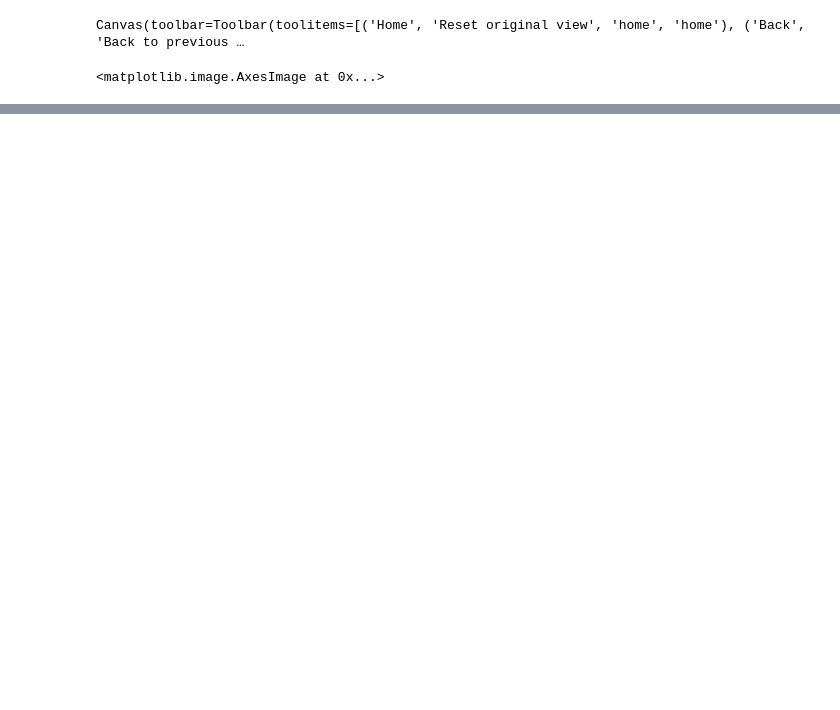
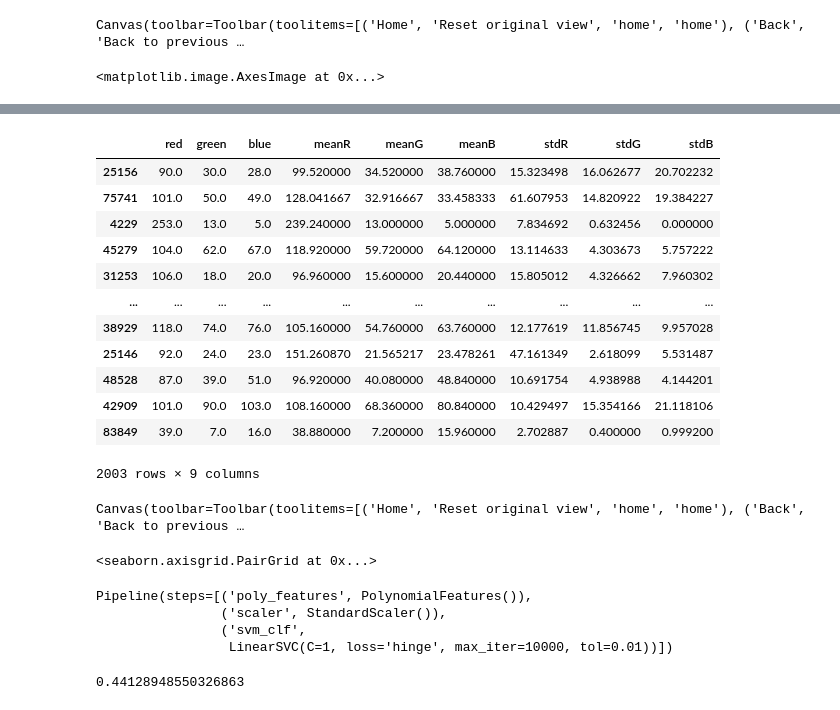
Before and after one commit to Eric-Sawyer/sea_ice_ML, a Jupyter notebook: sea_ice_analysis.ipynb, the cells around one changed output, grey strips where cells are left out. Saved outputs shown, nothing was run; the diff lists cells and outputs as text; code cells hidden in the pictures; blank space fills up the shorter version.

```diff
--- a/sea_ice_analysis.ipynb
+++ b/sea_ice_analysis.ipynb
@@ -142,0 +404,22 @@ Text(0.5, 36.72222222222221, 'predicted label')
+# %%
+# resample the training observations' data to rebalance the classes
+training_reduction=0.1
+nsamp=int(training_reduction*(target_train_all.target.value_counts().sort_values().iloc[1]))
+dataresampledmat=np.zeros((nsamp,len(cleandata_train_all.columns),len(target_train_all.target.unique())))
+targetresampledmat=np.zeros((nsamp,len(target_train_all.columns),len(target_train_all.target.unique())))
+for targ in target_train_all.target.unique():
+    dataresampledmat[:,:,int(targ)],targetresampledmat[:,:,int(targ)]=resample(cleandata_train_all.loc[target_train_all.target==targ,:],target_train_all.loc[target_train_all.target==targ,:],n_samples=nsamp)
+data_resampled=pd.DataFrame(np.hstack(dataresampledmat.transpose()).transpose(), columns=['y', 'x', 'obs', 'red','green','blue','meanR','meanG','meanB','stdR','stdG','stdB'])
+target_resampled=pd.DataFrame(np.hstack(targetresampledmat.transpose()).transpose(), columns=['y', 'x', 'obs', 'target'])
+
+# resample the test observation's data to rebalance the classes
+test_reduction=0.1
+nsamp=int(test_reduction*(target_test_all.target.value_counts().sort_values().iloc[1]))
+dataresampledmat=np.zeros((nsamp,len(cleandata_test_all.columns),len(target_test_all.target.unique())))
+targetresampledmat=np.zeros((nsamp,len(target_test_all.columns),len(target_test_all.target.unique())))
+for targ in target_test_all.target.unique():
+    dataresampledmat[:,:,int(targ)],targetresampledmat[:,:,int(targ)]=resample(cleandata_test_all.loc[target_test_all.target==targ,:],target_test_all.loc[target_test_all.target==targ,:],n_samples=nsamp)
+test_data_resampled=pd.DataFrame(np.hstack(dataresampledmat.transpose()).transpose(), columns=['y', 'x', 'obs', 'red','green','blue','meanR','meanG','meanB','stdR','stdG','stdB'])
+test_target_resampled=pd.DataFrame(np.hstack(targetresampledmat.transpose()).transpose(), columns=['y', 'x', 'obs', 'target'])
+
+# do not rebalance the validation observation
@@ -142,0 +456,6 @@ Text(0.5, 36.72222222222221, 'predicted label')
+# %%
+x_train_all, x_validate, y_train_all, y_validate = model_selection.train_test_split(data_resampled.loc[:,'red':'stdB'], target_resampled.target, test_size=0.1)
+# now split the training data further into training and testing
+x_train, x_test, y_train, y_test = model_selection.train_test_split(x_train_all, y_train_all, test_size=0.2)
+# now split the training data further for plotting and use when the fitting runs slowly
+x_train_small, x_test_small, y_train_small, y_test_small = model_selection.train_test_split(x_train_all, y_train_all, test_size=0.02,train_size=0.02)
@@ -142,0 +476,41 @@ Text(0.5, 36.72222222222221, 'predicted label')
+# %%
+x_train_small
+# %% [output]
+|  | red | green | blue | meanR | meanG | meanB | stdR | stdG | stdB |
+| 25156 | 90.0 | 30.0 | 28.0 | 99.520000 | 34.520000 | 38.760000 | 15.323498 | 16.062677 | 20.702232 |
+| 75741 | 101.0 | 50.0 | 49.0 | 128.041667 | 32.916667 | 33.458333 | 61.607953 | 14.820922 | 19.384227 |
+| 4229 | 253.0 | 13.0 | 5.0 | 239.240000 | 13.000000 | 5.000000 | 7.834692 | 0.632456 | 0.000000 |
+| 45279 | 104.0 | 62.0 | 67.0 | 118.920000 | 59.720000 | 64.120000 | 13.114633 | 4.303673 | 5.757222 |
+| 31253 | 106.0 | 18.0 | 20.0 | 96.960000 | 15.600000 | 20.440000 | 15.805012 | 4.326662 | 7.960302 |
+| ... | ... | ... | ... | ... | ... | ... | ... | ... | ... |
+| 38929 | 118.0 | 74.0 | 76.0 | 105.160000 | 54.760000 | 63.760000 | 12.177619 | 11.856745 | 9.957028 |
+| 25146 | 92.0 | 24.0 | 23.0 | 151.260870 | 21.565217 | 23.478261 | 47.161349 | 2.618099 | 5.531487 |
+| 48528 | 87.0 | 39.0 | 51.0 | 96.920000 | 40.080000 | 48.840000 | 10.691754 | 4.938988 | 4.144201 |
+| 42909 | 101.0 | 90.0 | 103.0 | 108.160000 | 68.360000 | 80.840000 | 10.429497 | 15.354166 | 21.118106 |
+| 83849 | 39.0 | 7.0 | 16.0 | 38.880000 | 7.200000 | 15.960000 | 2.702887 | 0.400000 | 0.999200 |
+2003 rows × 9 columns
+# %%
+forpariplot=x_train_small.copy()
+forpariplot['target']=y_train_small
+sns.pairplot(forpariplot.loc[np.isin(forpariplot['target'],(5,6,7))], hue="target")
+# %% [output]
+Canvas(toolbar=Toolbar(toolitems=[('Home', 'Reset original view', 'home', 'home'), ('Back', 'Back to previous …
+<seaborn.axisgrid.PairGrid at 0x...>
+# %%
+from sklearn.pipeline import Pipeline
+from sklearn.preprocessing import StandardScaler
+from sklearn.svm import LinearSVC
+from sklearn.preprocessing import PolynomialFeatures
+
+polynomial_svm_clf = Pipeline([
+        ("poly_features", PolynomialFeatures(degree=2)),
+        ("scaler", StandardScaler()),
+        ("svm_clf", LinearSVC(C=1, loss="hinge",max_iter=10000,tol=0.01))
+    ])
+
+polynomial_svm_clf.fit(x_train_small, y_train_small)
+# %% [output]
+Pipeline(steps=[('poly_features', PolynomialFeatures()),
+                ('scaler', StandardScaler()),
+                ('svm_clf',
+                 LinearSVC(C=1, loss='hinge', max_iter=10000, tol=0.01))])
@@ -142,0 +519,5 @@ Text(0.5, 36.72222222222221, 'predicted label')
+# %%
+score = accuracy_score(y_test, y_pred)
+print(score)
+# %% [output]
+0.44128948550326863
```
Also changed, not shown: parts of 97 cells of this notebook.
